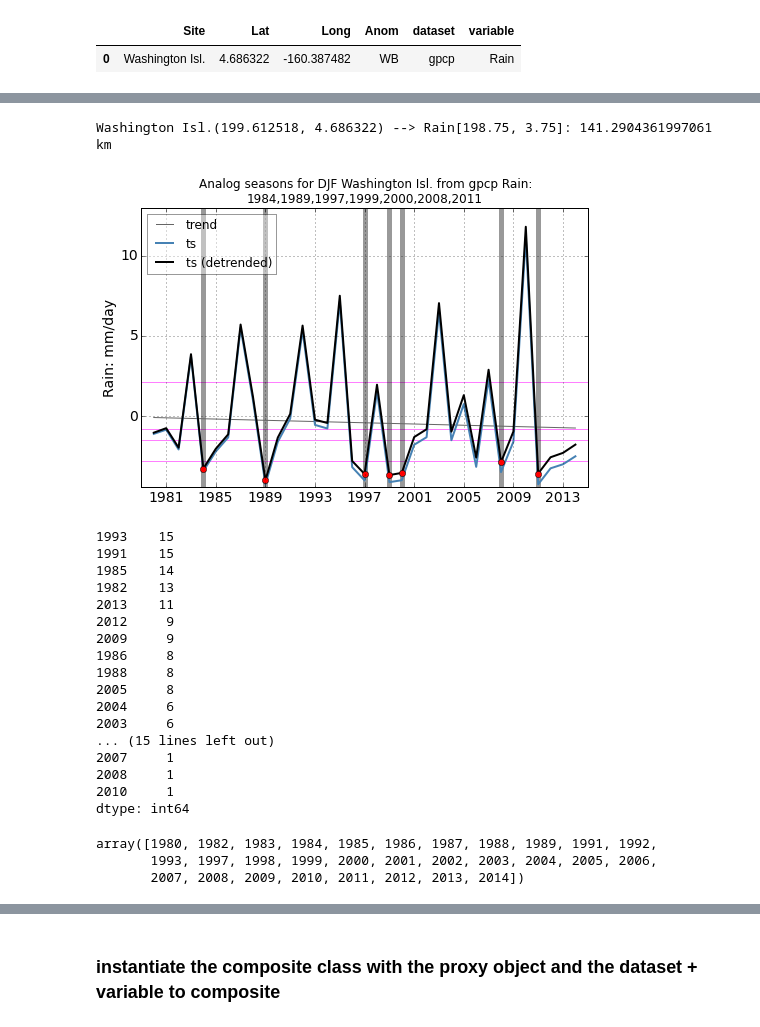
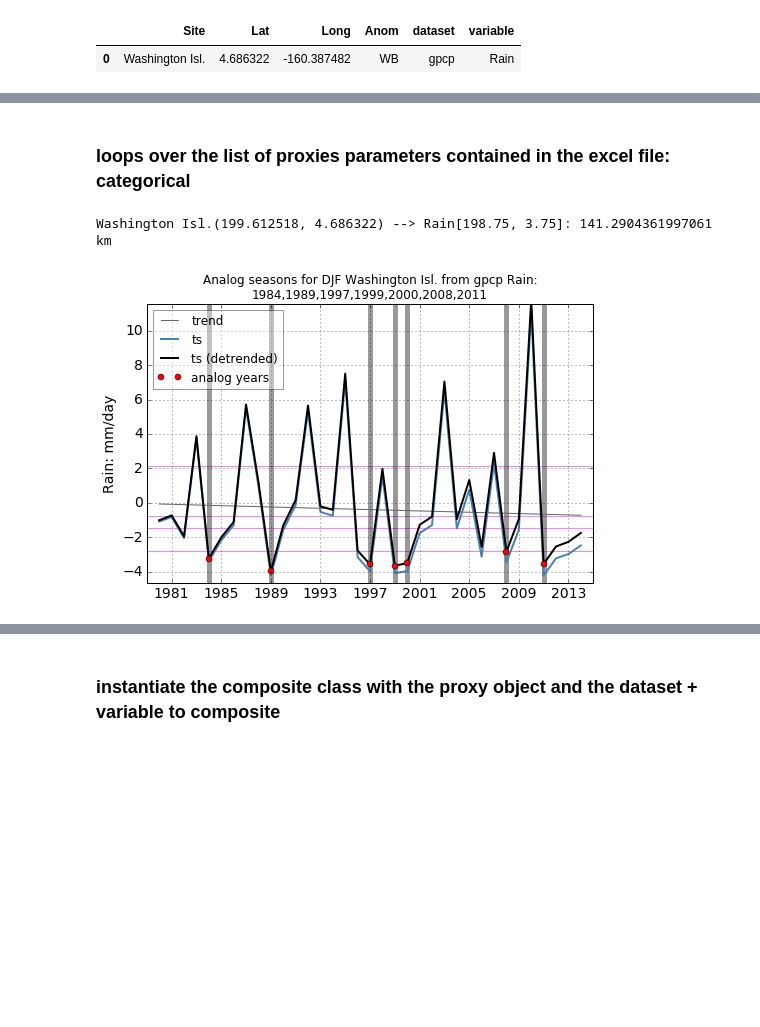
Before and after one commit to nicolasfauchereau/paleopy, a Jupyter notebook: notebooks/proxy.ipynb, the cells around one changed output, grey strips where cells are left out. Saved outputs shown, nothing was run; the diff lists cells and outputs as text; code cells hidden in the pictures; blank space fills up the shorter version.

```diff
--- a/notebooks/proxy.ipynb
+++ b/notebooks/proxy.ipynb
@@ -36,28 +38,26 @@ from paleopy.plotting.scalar_plot import scalar_plot
 # %%
-years_num = []
-
 for index, row in proxies_num.iterrows():
 
+        # initalise a proxy instance, passing all the parameters
         p = proxy(row.Site, row.Long, row.Lat, row.dataset, row.variable, 'DJF', value = row.Anom, \
                   calc_anoms=True, detrend=True)
 
-        # extract the time-series
+        # extract the time-series and print the coordinates (passed and extracted)
         p.extract_ts()
 
         print("{}{} --> {}{}: {} km".format(p.sitename, p.coords, p.variable, p.extracted_coords.tolist(), p.distance_point))
 
-        # calculates the season
+        # calculates the season statistics
         p.calculate_season()
 
+        # find the analog years
         p.find_analogs()
 
-        years_num.append(p.analog_years.tolist())
-
+        # saves the parameters to file
         p.proxy_repr(outfile=True)
 
+        # plot the extracted time-series (raw, detrended) with the analog years
         p.plot_season_ts(fname='./figures/'+p.sitename+".png")
-
-years_num = list(chain.from_iterable(years_num))
 # %% [output]
 Rarotonga(200.18, -21.23) --> sst[200.0, -22.0]: 87.56368858840081 km
 Amedee(166.47, -22.48) --> sst[166.0, -22.0]: 71.98760982961697 km
@@ -103,28 +105,31 @@ p.plot_season_ts(fname=None)
+# %% [markdown]
+### loops over the list of proxies parameters contained in the excel file: categorical
 # %%
-years_cat = []
-
 for index, row in proxies_cat.iterrows():
 
-        p = proxy(row.Site, row.Long, row.Lat, row.dataset, row.variable, 'DJF', value = row.Anom, calc_anoms=True, detrend=True)
+        # initalise a proxy instance, passing all the parameters
+        p = proxy(row.Site, row.Long, row.Lat, row.dataset, row.variable, 'DJF', value = row.Anom, \
+                  calc_anoms=True, detrend=True)
 
-        # extract the time-series
+        # extract the time-series and print the coordinates (passed and extracted)
         p.extract_ts()
 
         print("{}{} --> {}{}: {} km".format(p.sitename, p.coords, p.variable, p.extracted_coords.tolist(), p.distance_point))
 
-        # calculates the season
+        # calculates the season statistics
         p.calculate_season()
 
+        # find the analog years
         p.find_analogs()
 
+        # saves the parameters to file
         p.proxy_repr(outfile=True)
 
-        years_cat.append(p.analog_years.tolist())
-
-years_cat = list(chain.from_iterable(years_cat))
+        # plot the extracted time-series (raw, detrended) with the analog years
+        p.plot_season_ts(fname='./figures/'+p.sitename+".png")
 # %% [output]
 Washington Isl.(199.612518, 4.686322) --> Rain[198.75, 3.75]: 141.2904361997061 km
 # %%
-p.plot_season_ts(fname=None)
+f = p.plot_season_ts(fname=None)
 # %% [output]
-[figure, old version]
+[figure, new version]
@@ -137,26 +135,0 @@ years_df = pd.DataFrame(years, columns=['analogs'])
-# %%
-pd.value_counts(years_df['analogs'])
-# %% [output]
-1993    15
-1991    15
-1985    14
-1982    13
-2013    11
-2012     9
-2009     9
-1986     8
-1988     8
-2005     8
-2004     6
-2003     6
-... (15 lines left out)
-2007     1
-2008     1
-2010     1
-dtype: int64
-# %%
-np.unique(np.sort(years_df['analogs'].values))
-# %% [output]
-array([1980, 1982, 1983, 1984, 1985, 1986, 1987, 1988, 1989, 1991, 1992,
-       1993, 1997, 1998, 1999, 2000, 2001, 2002, 2003, 2004, 2005, 2006,
-       2007, 2008, 2009, 2010, 2011, 2012, 2013, 2014])
```
Also changed, not shown: parts of 22 cells of this notebook, 6 other files.
